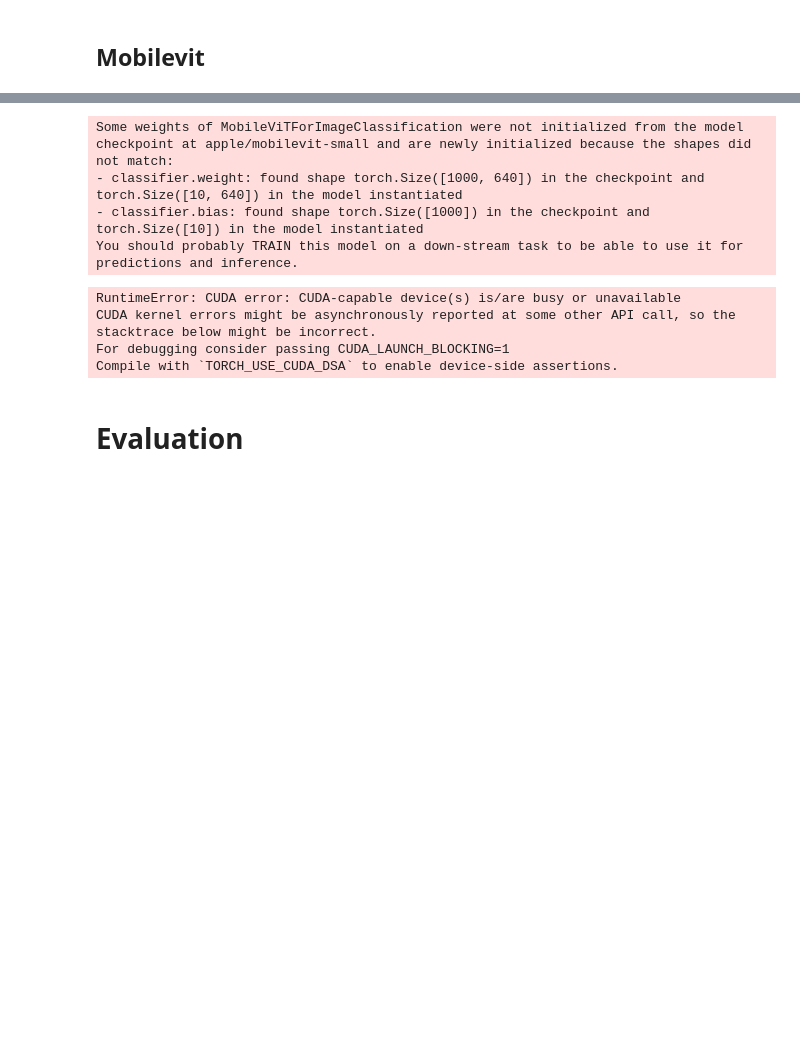
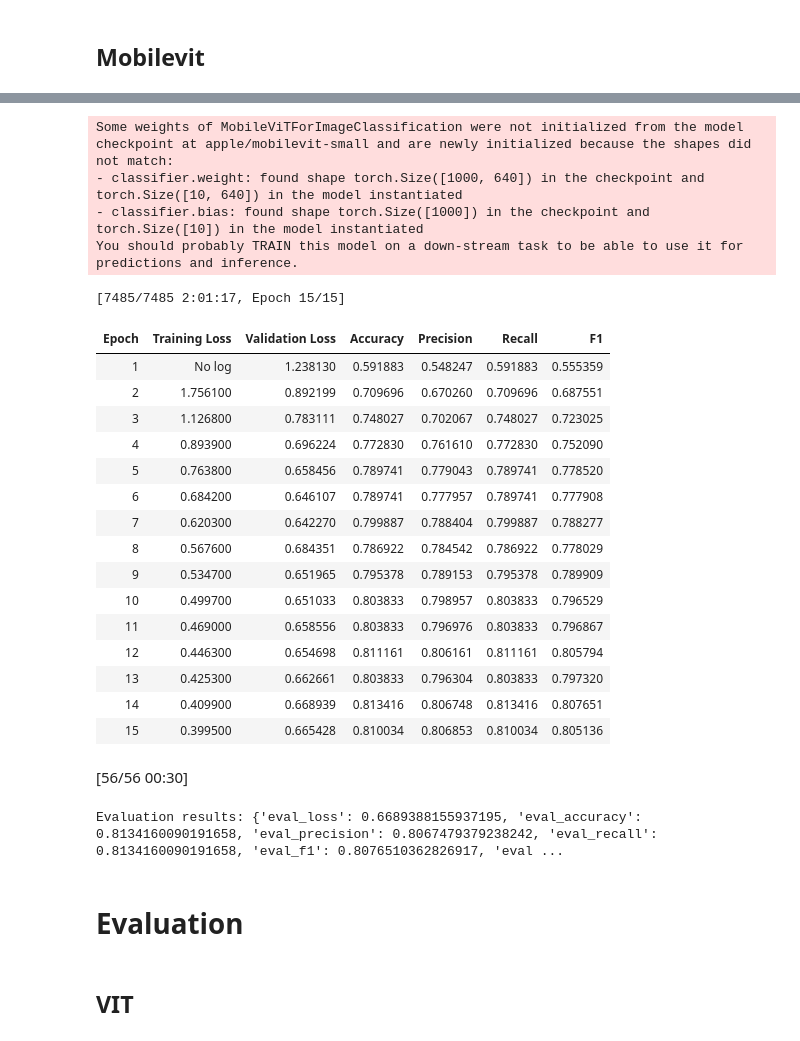
Before and after one commit to tnmtvv/DL, a Jupyter notebook: Homework_1_CV.ipynb, the cells around one changed output, grey strips where cells are left out. Cells and saved outputs as stored; diff of their text form; code cells hidden in the pictures; blank space fills up the shorter version.

```diff
--- a/Homework_1_CV.ipynb
+++ b/Homework_1_CV.ipynb
@@ -888,8 +885,8 @@ import numpy as np
 from sklearn.metrics import accuracy_score, precision_recall_fscore_support
 
 # Load the Galaxy10 DECals dataset from Hugging Face
-dataset = load_dataset("matthieulel/galaxy10_decals")
-galaxy_dataset = load_dataset(dataset_name)
+# dataset = load_dataset("matthieulel/galaxy10_decals")
+# galaxy_dataset = load_dataset(dataset_name)
 
 # Load the MobileViT feature extractor
 feature_extractor = MobileViTFeatureExtractor.from_pretrained("apple/mobilevit-small")
@@ -928,42 +925,59 @@ training_args = TrainingArguments(
     per_device_eval_batch_size=32,
     num_train_epochs=15,
     weight_decay=0.01,
     load_best_model_at_end=True,
     metric_for_best_model="accuracy",
     push_to_hub=False,  # Set to True if you want to upload to Hugging Face Hub
 )
 
 # Initialize the Trainer with dataset and feature extractor
 trainer = Trainer(
     model=model,
     args=training_args,
-    train_dataset=dataset["train"],
-    eval_dataset=dataset["test"],
+    train_dataset=train_dataset,
+    eval_dataset=test_dataset,
     tokenizer=feature_extractor,
     compute_metrics=compute_metrics,
 )
 
 # Train the model
 trainer.train()
 
 # Evaluate the model
 eval_results = trainer.evaluate()
 print(f"Evaluation results: {eval_results}")
 
 # Save the model
 trainer.save_model("./mobilevit-galaxy-final")
 # %% [output]
 Some weights of MobileViTForImageClassification were not initialized from the model checkpoint at apple/mobilevit-small and are newly initialized because the shapes did not match:
 - classifier.weight: found shape torch.Size([1000, 640]) in the checkpoint and torch.Size([10, 640]) in the model instantiated
 - classifier.bias: found shape torch.Size([1000]) in the checkpoint and torch.Size([10]) in the model instantiated
 You should probably TRAIN this model on a down-stream task to be able to use it for predictions and inference.
-RuntimeError: CUDA error: CUDA-capable device(s) is/are busy or unavailable
-CUDA kernel errors might be asynchronously reported at some other API call, so the stacktrace below might be incorrect.
-For debugging consider passing CUDA_LAUNCH_BLOCKING=1
-Compile with `TORCH_USE_CUDA_DSA` to enable device-side assertions.
+[7485/7485 2:01:17, Epoch 15/15]
+| Epoch | Training Loss | Validation Loss | Accuracy | Precision | Recall | F1 |
+| 1 | No log | 1.238130 | 0.591883 | 0.548247 | 0.591883 | 0.555359 |
+| 2 | 1.756100 | 0.892199 | 0.709696 | 0.670260 | 0.709696 | 0.687551 |
+| 3 | 1.126800 | 0.783111 | 0.748027 | 0.702067 | 0.748027 | 0.723025 |
+| 4 | 0.893900 | 0.696224 | 0.772830 | 0.761610 | 0.772830 | 0.752090 |
+| 5 | 0.763800 | 0.658456 | 0.789741 | 0.779043 | 0.789741 | 0.778520 |
+| 6 | 0.684200 | 0.646107 | 0.789741 | 0.777957 | 0.789741 | 0.777908 |
+| 7 | 0.620300 | 0.642270 | 0.799887 | 0.788404 | 0.799887 | 0.788277 |
+| 8 | 0.567600 | 0.684351 | 0.786922 | 0.784542 | 0.786922 | 0.778029 |
+| 9 | 0.534700 | 0.651965 | 0.795378 | 0.789153 | 0.795378 | 0.789909 |
+| 10 | 0.499700 | 0.651033 | 0.803833 | 0.798957 | 0.803833 | 0.796529 |
+| 11 | 0.469000 | 0.658556 | 0.803833 | 0.796976 | 0.803833 | 0.796867 |
+| 12 | 0.446300 | 0.654698 | 0.811161 | 0.806161 | 0.811161 | 0.805794 |
+| 13 | 0.425300 | 0.662661 | 0.803833 | 0.796304 | 0.803833 | 0.797320 |
+| 14 | 0.409900 | 0.668939 | 0.813416 | 0.806748 | 0.813416 | 0.807651 |
+| 15 | 0.399500 | 0.665428 | 0.810034 | 0.806853 | 0.810034 | 0.805136 |
+[56/56 00:30]
+Evaluation results: {'eval_loss': 0.6689388155937195, 'eval_accuracy': 0.8134160090191658, 'eval_precision': 0.8067479379238242, 'eval_recall': 0.8134160090191658, 'eval_f1': 0.8076510362826917, 'eval ...
 # %% [markdown]
 # Evaluation
 # %%
 preds = # <Your preidctions here for TEST>
 true_test_labels = galaxy_dataset['test']['label']
 test_metrics = evaluate_predictions(preds, true_test_labels, class_names)
+# %% [markdown]
+## VIT
```
Also changed, not shown: parts of 12 cells of this notebook.
